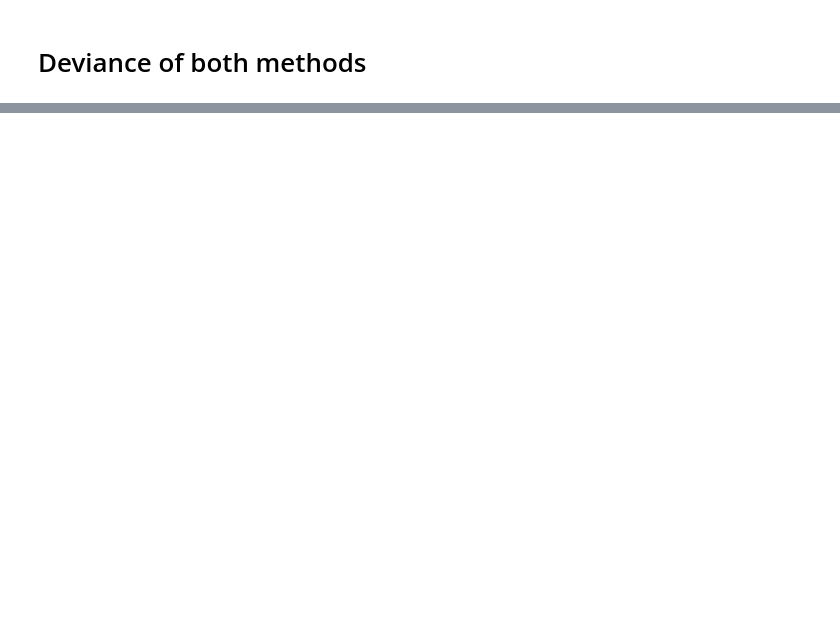
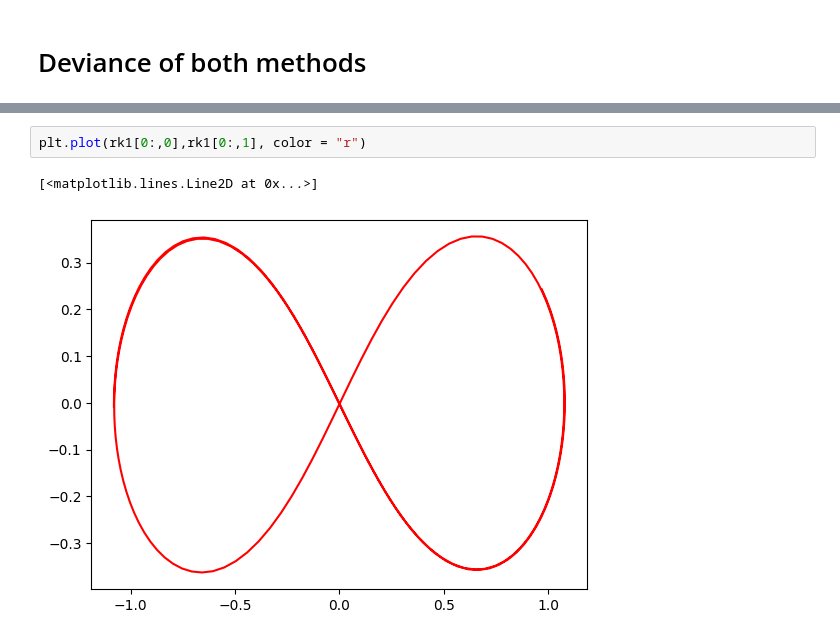
Before and after one commit to nowitskevin/CMSE202FinalProject, a Jupyter notebook: Value_Deviance.ipynb, the cells around one changed output, grey strips where cells are left out. Drawn from its saved outputs; the diff is of its cells as text; blank space fills up the shorter version.

```diff
--- a/Value_Deviance.ipynb
+++ b/Value_Deviance.ipynb
@@ -368,0 +374,5 @@ plt.scatter(rk3[0:,0],rk3[0:,1], color = "b")
+# %%
+plt.plot(rk1[0:,0],rk1[0:,1], color = "r")
+# %% [output]
+[<matplotlib.lines.Line2D at 0x...>]
+[figure, added]
```
Also changed, not shown: parts of 19 cells of this notebook, 1 other file.
